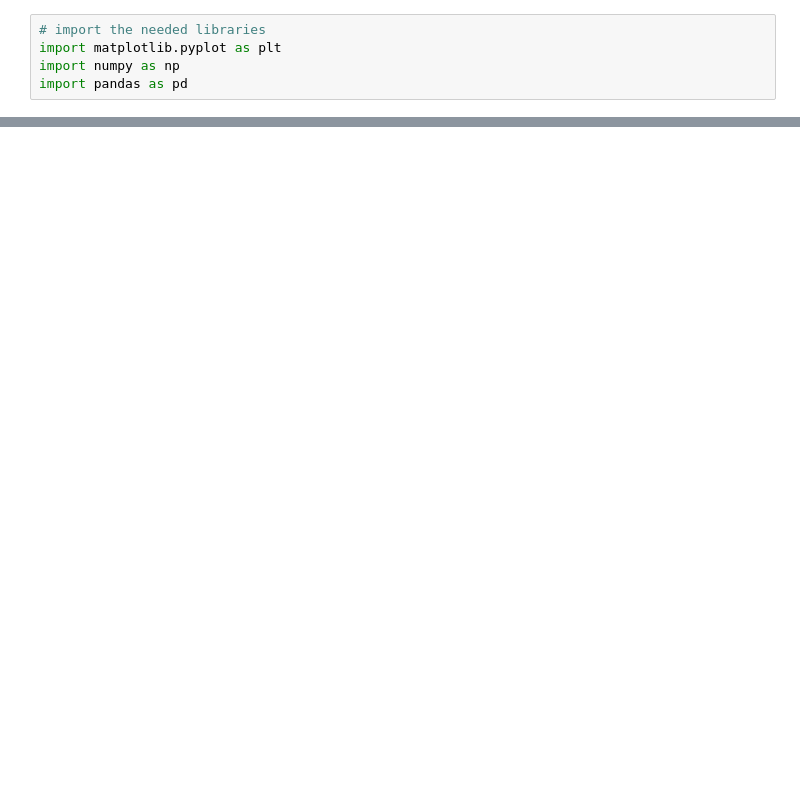
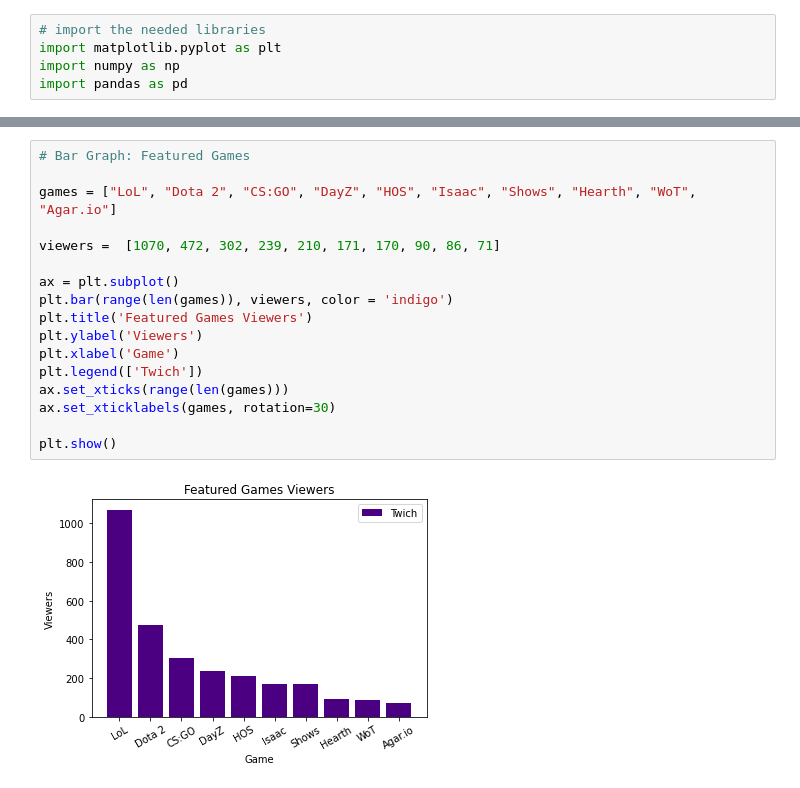
Before and after one commit to javierunix/Twich, a Jupyter notebook: visualize.ipynb, the cells around one changed output, grey strips where cells are left out. Cells and saved outputs as stored; diff of their text form; blank space fills up the shorter version.

Commit message:
finish visualize

```diff
--- a/visualize.ipynb
+++ b/visualize.ipynb
@@ -41,0 +6,19 @@ AttributeError: 'Series' object has no attribute 'game'
+# %%
+# Bar Graph: Featured Games
+
+games = ["LoL", "Dota 2", "CS:GO", "DayZ", "HOS", "Isaac", "Shows", "Hearth", "WoT", "Agar.io"]
+
+viewers =  [1070, 472, 302, 239, 210, 171, 170, 90, 86, 71]
+
+ax = plt.subplot()
+plt.bar(range(len(games)), viewers, color = 'indigo')
+plt.title('Featured Games Viewers')
+plt.ylabel('Viewers')
+plt.xlabel('Game')
+plt.legend(['Twich'])
+ax.set_xticks(range(len(games)))
+ax.set_xticklabels(games, rotation=30)
+
+plt.show()
+# %% [output]
+[figure, added]
```
Also changed, not shown: parts of 5 cells of this notebook.
